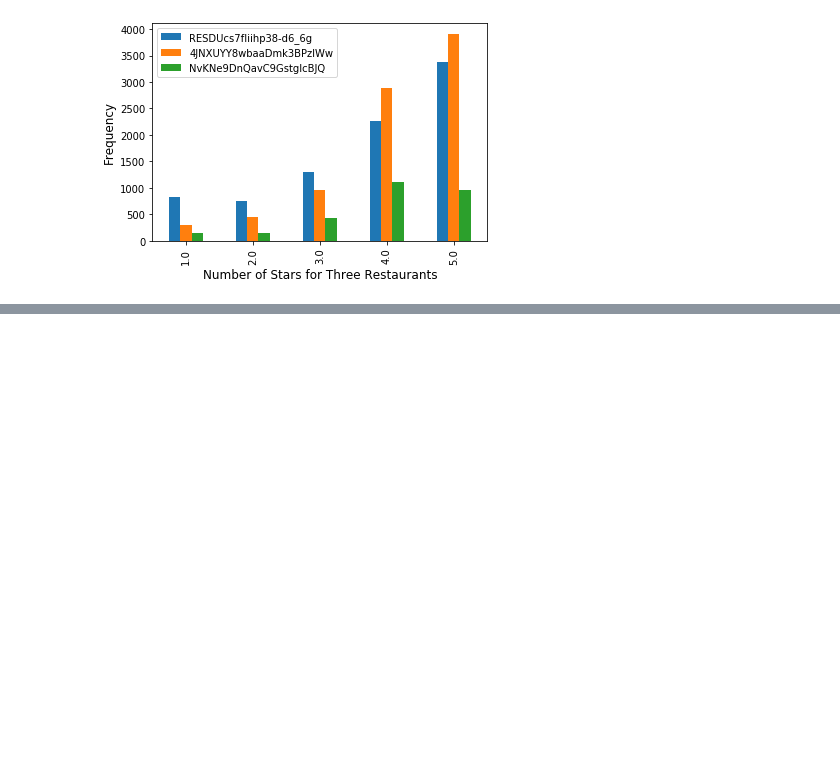
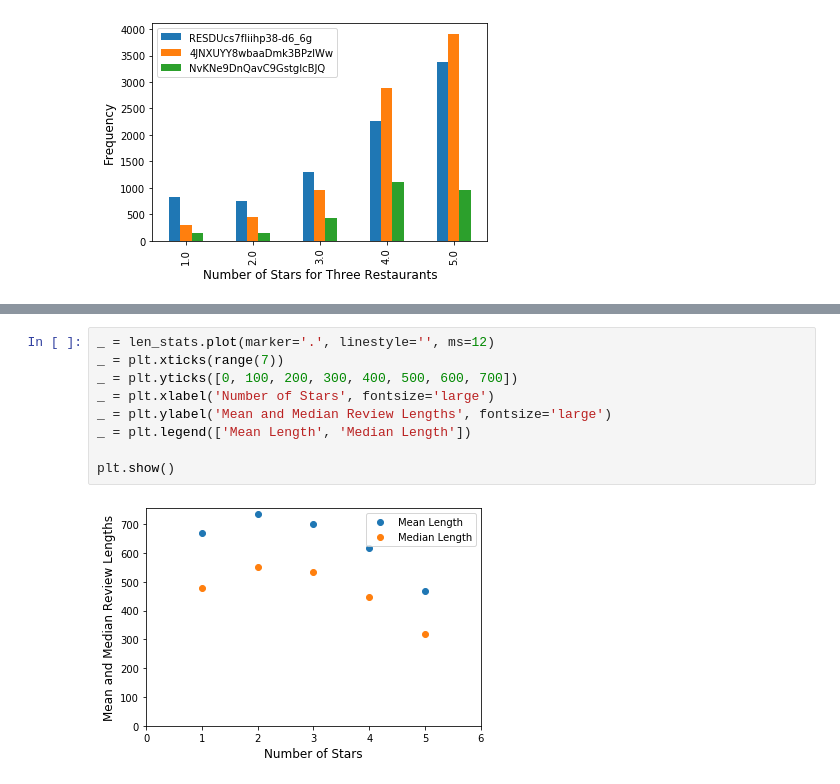
Before and after one commit to walkerpage/springboard, a Jupyter notebook: Capstone_Projects/Capstone_Project_1/Code/Capstone_Project_1_Data_Storytelling.ipynb, the cells around one changed output, grey strips where cells are left out. Drawn from its saved outputs; the diff is of its cells as text; blank space fills up the shorter version.

```diff
--- a/Capstone_Projects/Capstone_Project_1/Code/Capstone_Project_1_Data_Storytelling.ipynb
+++ b/Capstone_Projects/Capstone_Project_1/Code/Capstone_Project_1_Data_Storytelling.ipynb
@@ -269,0 +342,11 @@ plt.show()
+# %%
+_ = len_stats.plot(marker='.', linestyle='', ms=12)
+_ = plt.xticks(range(7))
+_ = plt.yticks([0, 100, 200, 300, 400, 500, 600, 700])
+_ = plt.xlabel('Number of Stars', fontsize='large')
+_ = plt.ylabel('Mean and Median Review Lengths', fontsize='large')
+_ = plt.legend(['Mean Length', 'Median Length'])
+
+plt.show()
+# %% [output]
+[figure, added]
```
Also changed, not shown: parts of 7 cells of this notebook.
